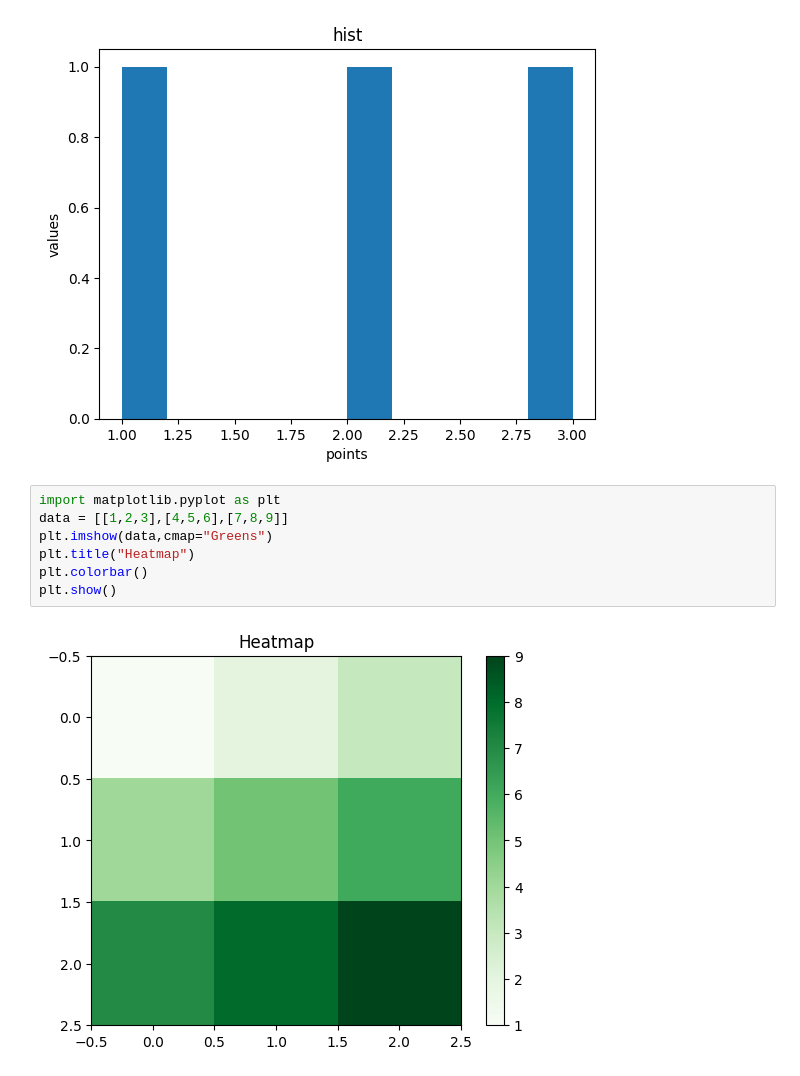
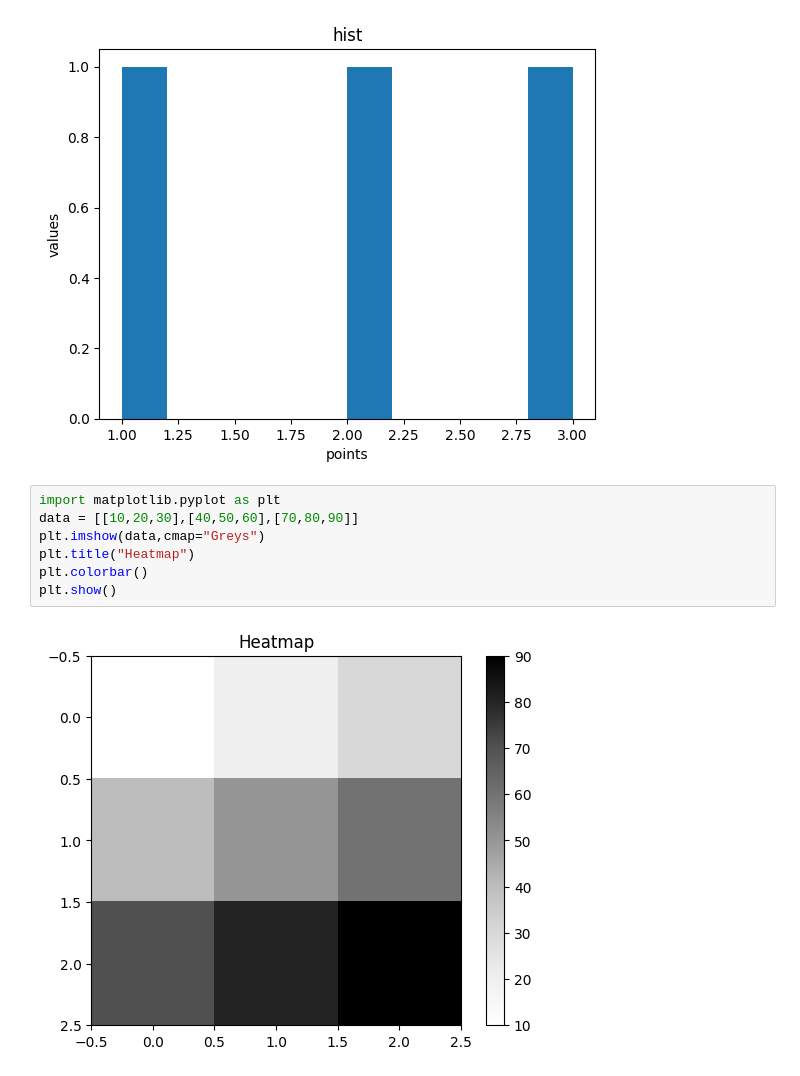
Before and after one commit to eswari64/datascience, a Jupyter notebook: Copy_of_Welcome_To_Colab.ipynb, the cells around one changed output. Saved outputs shown, nothing was run; the diff lists cells and outputs as text.

```diff
--- a/Copy_of_Welcome_To_Colab.ipynb
+++ b/Copy_of_Welcome_To_Colab.ipynb
@@ -1390,10 +1390,10 @@ plt.show()
 [figure]
 # %%
 import matplotlib.pyplot as plt
-data = [[1,2,3],[4,5,6],[7,8,9]]
-plt.imshow(data,cmap="Greens")
+data = [[10,20,30],[40,50,60],[70,80,90]]
+plt.imshow(data,cmap="Greys")
 plt.title("Heatmap")
 plt.colorbar()
 plt.show()
 # %% [output]
-[figure, old version]
+[figure, new version]
```
